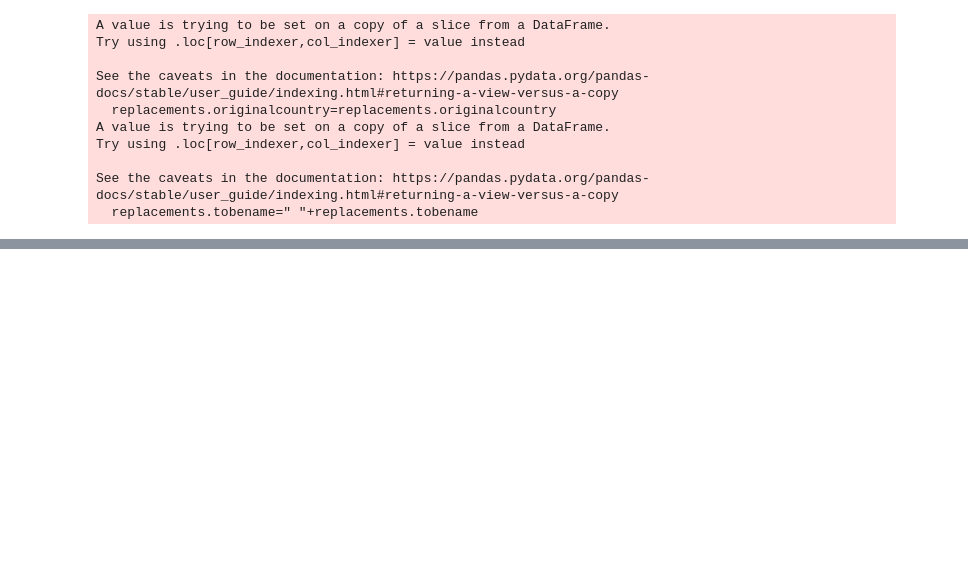
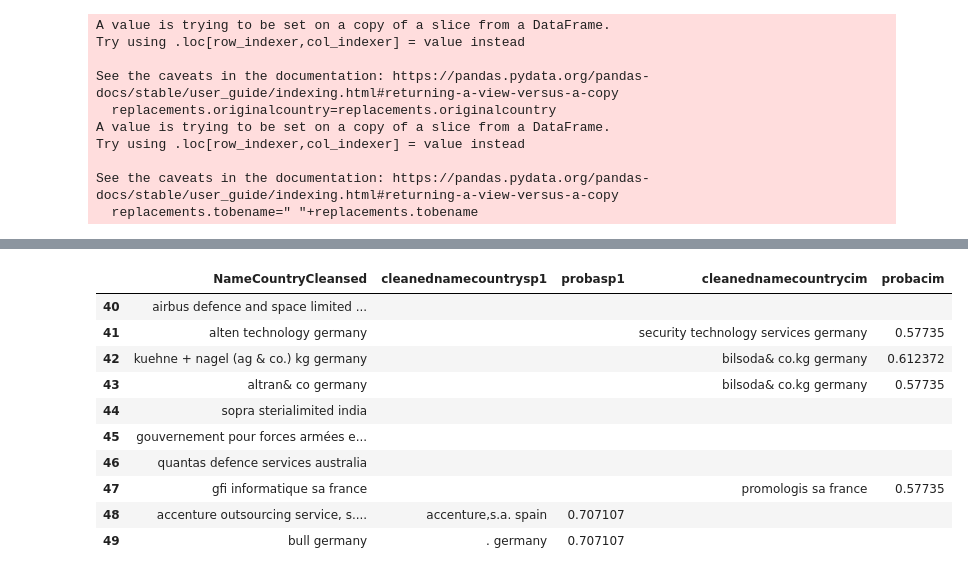
Before and after one commit to clementsoullard/sudoku-resolver, a Jupyter notebook: appariement/CIM-appariement.ipynb, the cells around one changed output, grey strips where cells are left out. Drawn from its saved outputs; the diff is of its cells as text; code cells hidden in the pictures; blank space fills up the shorter version.

```diff
--- a/appariement/CIM-appariement.ipynb
+++ b/appariement/CIM-appariement.ipynb
@@ -278,13 +293,13 @@ plt.show()
 # %%
-similarnamecim=np.where(similaritycim>.9)
-similarnamesp1=np.where(similaritysp1>.9)
-#print(similarnamecim)
+similarnamecim=np.where(similaritycim>.8)
+similarnamesp1=np.where(similaritysp1>.8)
+maxsimilarnamecim=np.argmax(similaritycim,axis=1)
+maxsimilarnamesp1=np.argmax(similaritysp1,axis=1)
 
-#tp.NameCountryCleansed[14]
-#cim.NameCountryCleansed[77]
+
 
 print("Exploration de CIM")
-for i in range (10,100):
+for i in range (1,2):
 #    print(tp.NameCountryCleansed.iloc[similarnamecim[0][i]])
     print(tp.iloc[similarnamecim[0][i],2])
 #    print(cim.NameCountryCleansed.iloc[similarnamecim[1][i]])
@@ -294,23 +309,21 @@ for i in range (10,100):
 print("===========")
 
 print("Exploration de SP1")
-for i in range (10,30):
+for i in range (1,2):
     print(tp.NameCountryCleansed.iloc[similarnamesp1[0][i]])
-#    print(tp.iloc[similarnamesp1[0][i],2])
-#    print(sp1.NameCountryCleansed.iloc[similarnamesp1[1][i]])
     print(sp1.iloc[similarnamesp1[1][i],1])
     print("----------")
 
 
 
-from scipy import spatial
-np.where((tpnamevect.getrow(14).toarray()>0))
+#from scipy import spatial
+#np.where((tpnamevect.getrow(14).toarray()>0))
 #cimnamevect.getrow(77).toarray()[0]
 
 ##spatial.distance.cosine(cimnamevect.getrow(14).toarray()[0], tpnamevect.getrow(77).toarray()[0])
 
-features.inverse_transform(tpnamevect.getrow(14))
-features.inverse_transform(cimnamevect.getrow(77))
-np.where(tpnamevect.getrow(14).toarray()>0)
+#features.inverse_transform(tpnamevect.getrow(14))
+#features.inverse_transform(cimnamevect.getrow(77))
+#np.where(tpnamevect.getrow(14).toarray()>0)
 # %% [output]
 Exploration de CIM
@@ -354,3 +412,19 @@ NameError: name 'similarity' is not defined
+# %%
+tp[['NameCountryCleansed','cleanednamecountrysp1','probasp1','cleanednamecountrycim','probacim']][40:50]
+#.loc[26,'NameCountryCleansed']
+#tp[tp.CountryCleansed.str.contains("reich")]
+# %% [output]
+|  | NameCountryCleansed | cleanednamecountrysp1 | probasp1 | cleanednamecountrycim | probacim |
+| 40 | airbus defence and space limited ... |  |  |  |  |
+| 41 | alten technology germany |  |  | security technology services germany | 0.57735 |
+| 42 | kuehne + nagel (ag & co.) kg germany |  |  | bilsoda& co.kg germany | 0.612372 |
+| 43 | altran& co germany |  |  | bilsoda& co.kg germany | 0.57735 |
+| 44 | sopra sterialimited india |  |  |  |  |
+| 45 | gouvernement pour forces armées e... |  |  |  |  |
+| 46 | quantas defence services australia |  |  |  |  |
+| 47 | gfi informatique sa france |  |  | promologis sa france | 0.57735 |
+| 48 | accenture outsourcing service, s.... | accenture,s.a. spain | 0.707107 |  |  |
+| 49 | bull germany | . germany | 0.707107 |  |  |
 # %%
 len(tp[tp.idcim==""].TDPARTY_NAME.unique())
 pd.DataFrame(tp[tp.idcim==""].TDPARTY_NAME.unique()).to_csv("Supplier-AC-not-found.csv")
```
Also changed, not shown: parts of 14 cells of this notebook.
